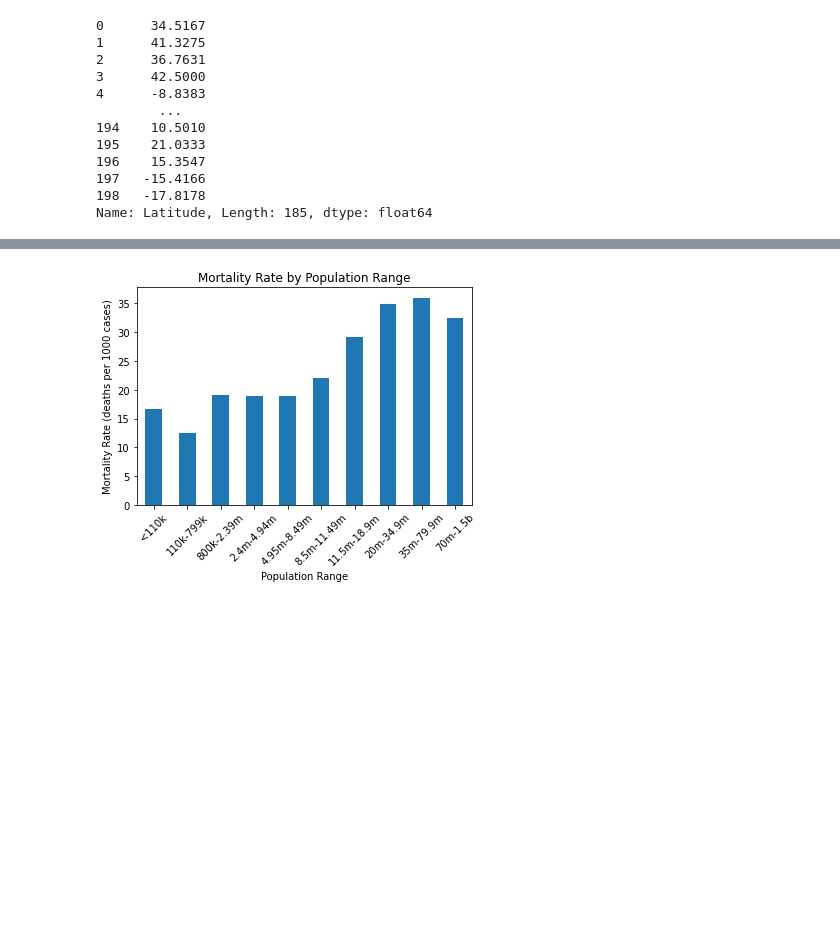
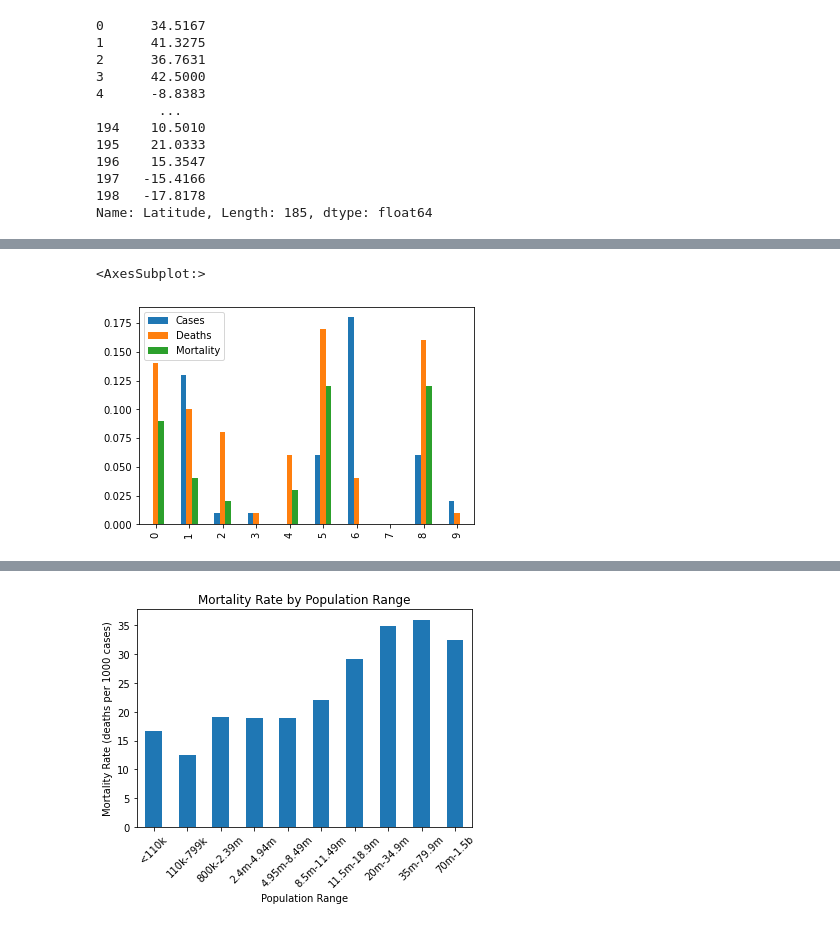
Before and after one commit to AustinRCole/COVID_Lat_GDP_analysis, a Jupyter notebook: Second Question Analysis.ipynb, the cells around one changed output, grey strips where cells are left out. Saved outputs shown, nothing was run; the diff lists cells and outputs as text; code cells hidden in the pictures; blank space fills up the shorter version.

```diff
--- a/Second Question Analysis.ipynb
+++ b/Second Question Analysis.ipynb
@@ -153,0 +217,4 @@ Correlation Coefficient : 0.01
+# %%
+rs_df = pd.DataFrame(list(zip(case_rs_list, deaths_rs_list, mortality_rs_list)),
+                       columns = ['Cases', 'Deaths','Mortality'])
+rs_df
@@ -154,3 +233,8 @@ Correlation Coefficient : 0.01
+# %%
+rs_df.plot(kind='bar')
+# %% [output]
+<AxesSubplot:>
+[figure, added]
 # %%
 plt.scatter(group_lat_abs, group_cases)
 plt.xlabel('Latitude Absolute Value')
```
Also changed, not shown: parts of 10 cells of this notebook, 32 other files.
